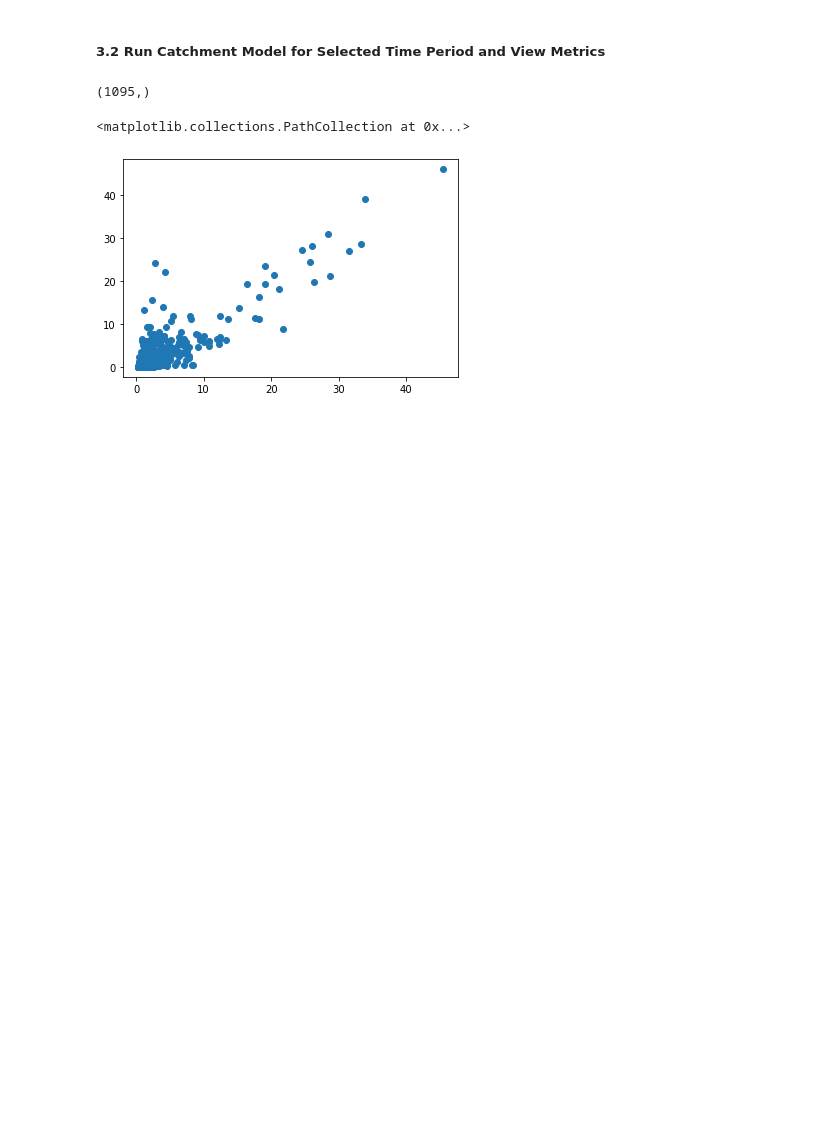
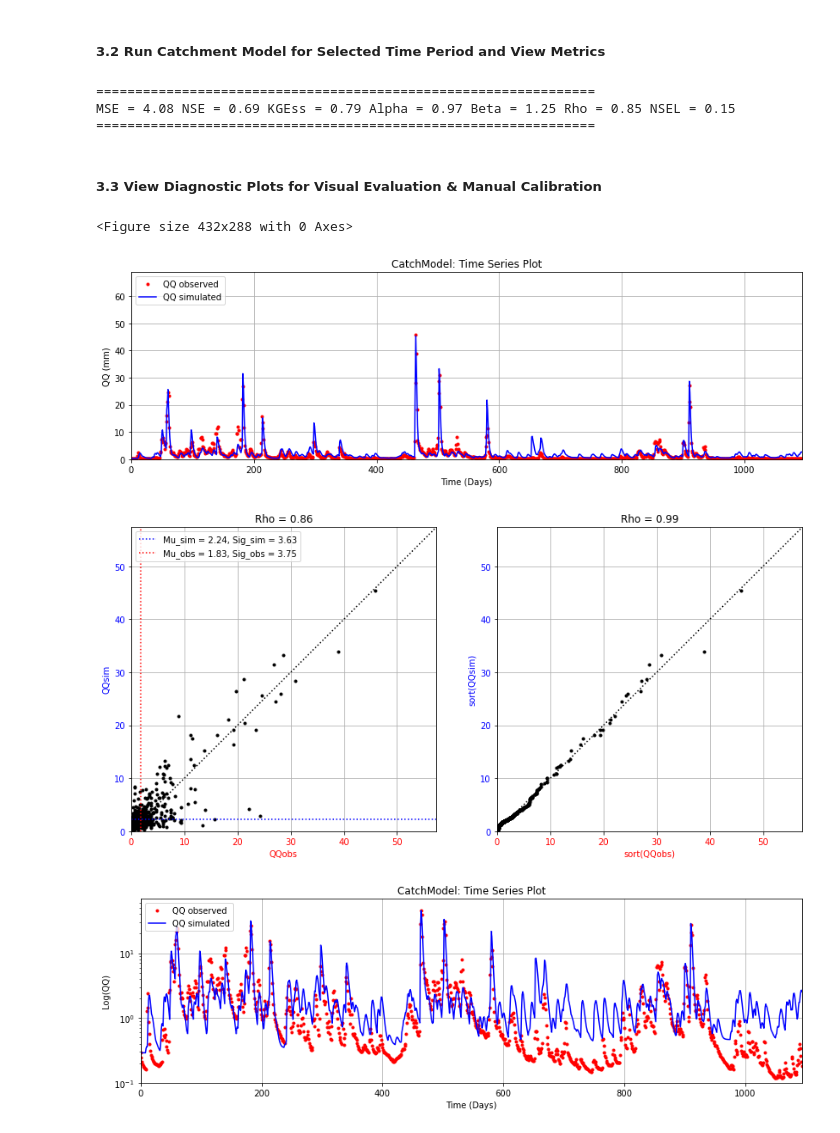
Before and after one commit to david-edu-morales/imp, a Jupyter notebook: imp03_morales.ipynb, the cells around one changed output. Cells and saved outputs as stored; diff of their text form; code cells hidden in the pictures; blank space fills up the shorter version.

```diff
--- a/imp03_morales.ipynb
+++ b/imp03_morales.ipynb
@@ -254,12 +517,25 @@ Theta_K3Q = 0.6;     # Channel Routing Parameter (Increasing value reduces tempo
 # Run Catchment Model for Selected time period ================================
 [QQsim, AEsim] = MainCatchModel(PPobs, PEobs, Theta_C1, Theta_P1, Theta_K12,
                                 Theta_K13, Theta_K2Q, Theta_K3Q, NRes)
+
+# Compute Performance Metrics for Selected Period =======================================
+# Print Metrics
+iPrint = 1; # Turn on print flag
+[MSE,NSE,NSEL,KGEss,KGE,alpha,beta,rho] = PerfMetrics(QQsim,QQobs,SpinUp,iPrint)
+# %% [output]
+================================================================
+MSE = 4.08 NSE = 0.69 KGEss = 0.79 Alpha = 0.97 Beta = 1.25 Rho = 0.85 NSEL = 0.15
+================================================================
-# %%
-QQsim.shape
-# %% [output]
-(1095,)
-# %%
-plt.scatter(QQsim, QQobs)
-# %% [output]
-<matplotlib.collections.PathCollection at 0x...>
-[figure, removed]
+# %% [markdown]
+##### 3.3 View Diagnostic Plots for Visual Evaluation & Manual Calibration
+# %%
+#==== Show Diagnostic Plots ===================================================
+
+fignum = 0; iPrint = 1                              # set figure number
+if iPrint == 1:
+    DiagnosticPlots(fignum, Time, QQsim, QQobs)     # show diagnostic plots
+# %% [output]
+<Figure size 432x288 with 0 Axes>
+[figure, added]
+[figure, added]
+[figure, added]
```
Also changed, not shown: parts of 8 cells of this notebook.
